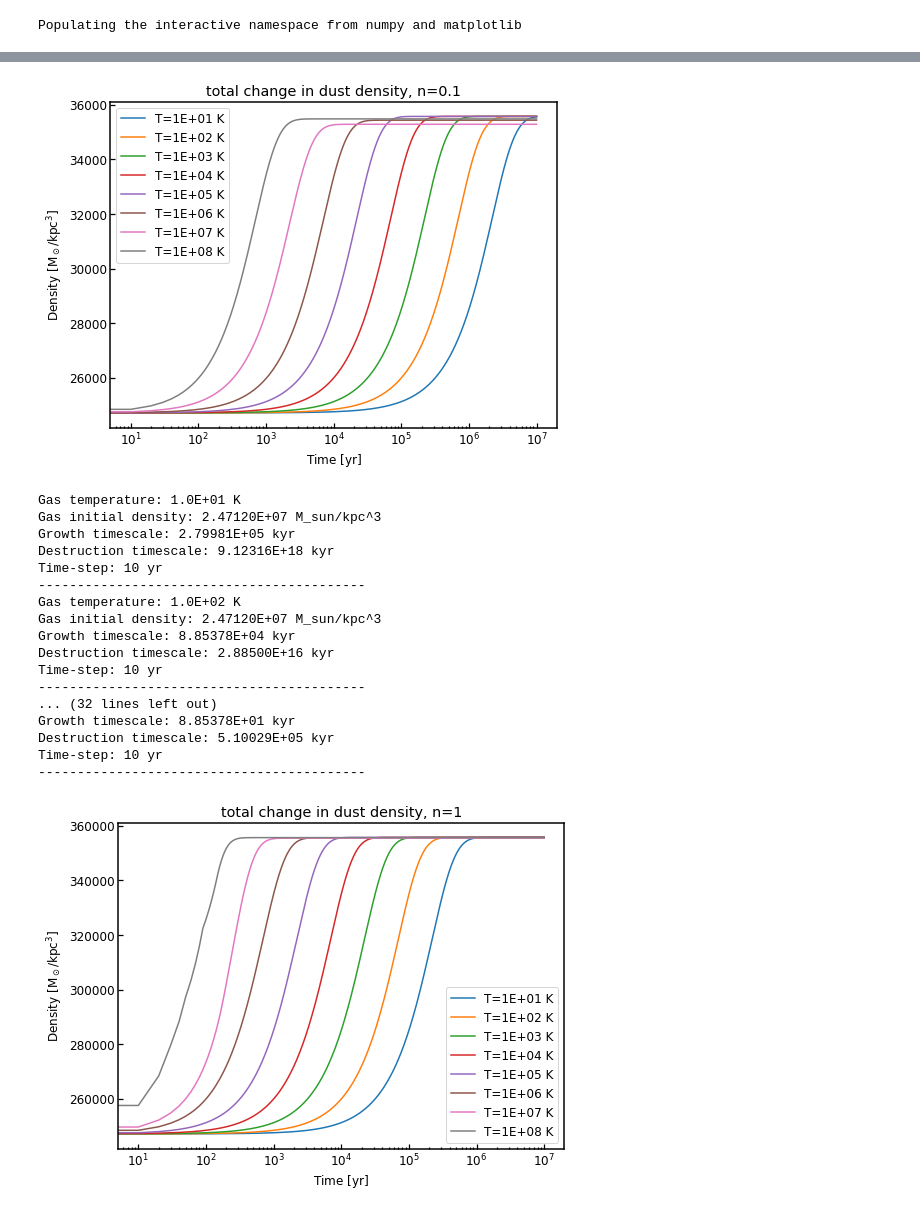
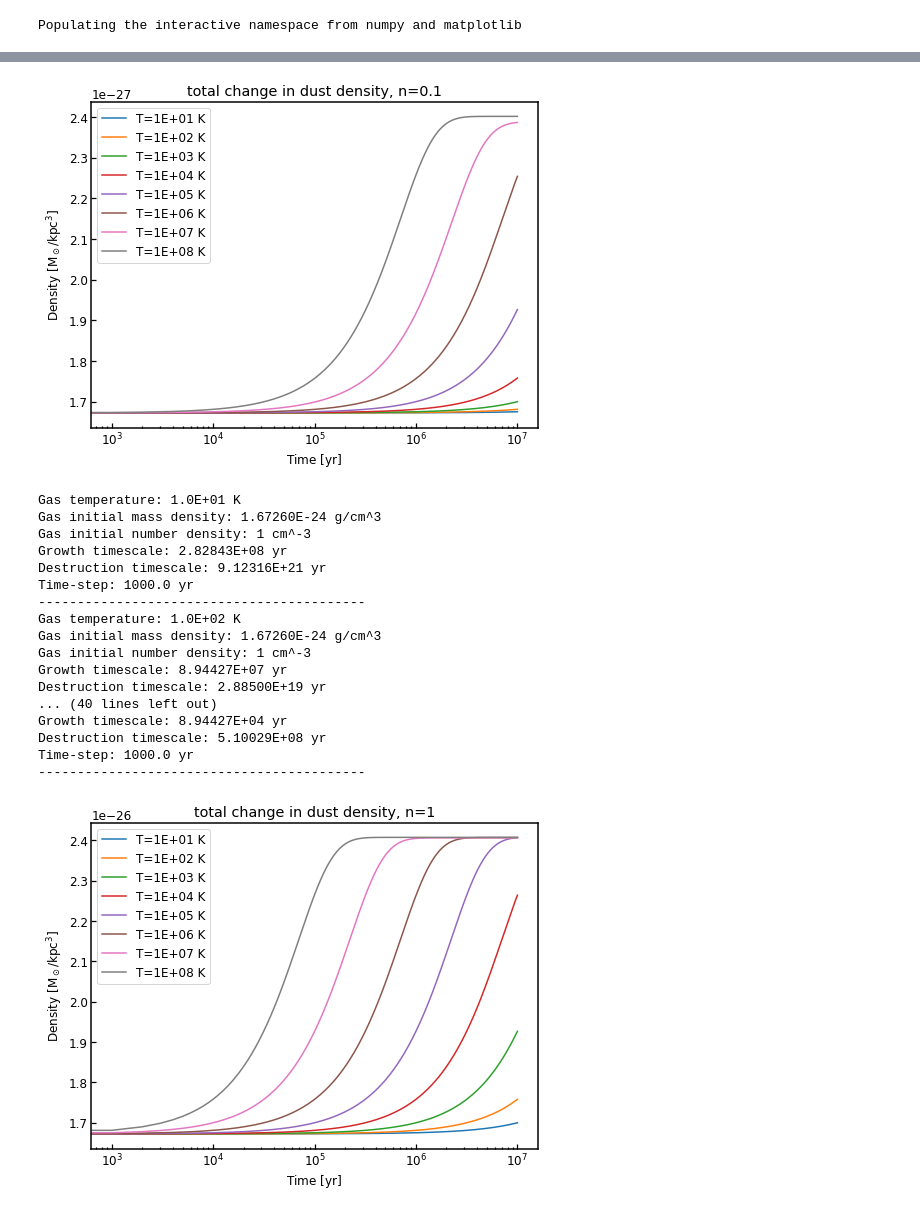
Before and after one commit to helenarichie/my_scripts, a Jupyter notebook: cholla/dust_model/total_numerical_solution.ipynb, the cells around one changed output, grey strips where cells are left out. Saved outputs shown, nothing was run; the diff lists cells and outputs as text; code cells hidden in the pictures.

```diff
--- a/cholla/dust_model/total_numerical_solution.ipynb
+++ b/cholla/dust_model/total_numerical_solution.ipynb
@@ -191,10 +233,10 @@ Time-step: 1000.0 yr
 # %%
 fig, ax = plt.subplots(nrows=1, ncols=1, sharex=True, figsize=(8,6))
 for i, dd_i in enumerate(dd):
-    ax.semilogx(np.arange(0, acc_integrator[i].t_max, acc_integrator[i].dt), dd_i, label=f"T={acc_integrator[i].T:.0E} K")
+    ax.semilogx(np.arange(0, integrators[i].tmax/integrators[i].YR_IN_S, integrators[i].dt/integrators[i].YR_IN_S), dd_i, label=f"T={integrators[i].T:.0E} K")
     #ax.vlines(tau_gs[i], ymin=np.amin(dd_i), ymax=np.amax(dd_i), color="k", linestyle="--", zorder=0)
     ax.set_xlabel("Time$~[yr]$")
-    ax.set_ylabel(r"Density$~[M_\odot/kpc^3]$")
-    ax.set_title(f"Total Change in Dust Density, n={acc_integrator[i].n}")
+    ax.set_ylabel(r"Density$~[g/cm^3]$")
+    ax.set_title(f"Total Change in Dust Density, n={integrators[i].n}")
     ax.legend()
 # %% [output]
@@ -202,4 +244,4 @@ for i, dd_i in enumerate(dd):
 # %%
-dd, dm, tau_gs, acc_integrator = evolve_solutions(10, 1e-1, [1e1, 1e2, 1e3, 1e4, 1e5, 1e6, 1e7, 1e8], 1e7)
+dd, dm, tau_gs, integrators = evolve_solutions(1e3, 1e-1, [1e1, 1e2, 1e3, 1e4, 1e5, 1e6, 1e7, 1e8], 1e7)
 # %% [output]
 Gas temperature: 1.0E+01 K
@@ -222,42 +264,42 @@ Time-step: 10 yr
 # %%
 fig, ax = plt.subplots(nrows=1, ncols=1, sharex=True, figsize=(8,6))
 for i, dd_i in enumerate(dd):
-    ax.semilogx(np.arange(0, acc_integrator[i].t_max, acc_integrator[i].dt), dd_i, label=f"T={acc_integrator[i].T:.0E} K")
+    ax.semilogx(np.arange(0, integrators[i].tmax/integrators[i].YR_IN_S, integrators[i].dt/integrators[i].YR_IN_S), dd_i, label=f"T={integrators[i].T:.0E} K")
     #ax.vlines(tau_gs[i], ymin=np.amin(dd_i), ymax=np.amax(dd_i), color="k", linestyle="--", zorder=0)
     ax.set_xlabel("Time$~[yr]$")
     ax.set_ylabel(r"Density$~[M_\odot/kpc^3]$")
-    ax.set_title(f"total change in dust density, n={acc_integrator[i].n}")
+    ax.set_title(f"total change in dust density, n={integrators[i].n}")
     ax.legend()
 # %% [output]
-[figure, old version]
+[figure, new version]
 # %%
-dd, dm, tau_gs, acc_integrator = evolve_solutions(10, 1, [1e1, 1e2, 1e3, 1e4, 1e5, 1e6, 1e7, 1e8], 1e7)
+dd, dm, tau_gs, integrators = evolve_solutions(1e3, 1, [1e1, 1e2, 1e3, 1e4, 1e5, 1e6, 1e7, 1e8], 1e7)
 # %% [output]
 Gas temperature: 1.0E+01 K
-Gas initial density: 2.47120E+07 M_sun/kpc^3
-Growth timescale: 2.79981E+05 kyr
-Destruction timescale: 9.12316E+18 kyr
-Time-step: 10 yr
+Gas initial mass density: 1.67260E-24 g/cm^3
+Gas initial number density: 1 cm^-3
+Growth timescale: 2.82843E+08 yr
+Destruction timescale: 9.12316E+21 yr
+Time-step: 1000.0 yr
 ------------------------------------------
 Gas temperature: 1.0E+02 K
-Gas initial density: 2.47120E+07 M_sun/kpc^3
-Growth timescale: 8.85378E+04 kyr
-Destruction timescale: 2.88500E+16 kyr
-Time-step: 10 yr
+Gas initial mass density: 1.67260E-24 g/cm^3
+Gas initial number density: 1 cm^-3
+Growth timescale: 8.94427E+07 yr
+Destruction timescale: 2.88500E+19 yr
+... (40 lines left out)
+Growth timescale: 8.94427E+04 yr
+Destruction timescale: 5.10029E+08 yr
+Time-step: 1000.0 yr
 ------------------------------------------
-... (32 lines left out)
-Growth timescale: 8.85378E+01 kyr
-Destruction timescale: 5.10029E+05 kyr
-Time-step: 10 yr
-------------------------------------------
 # %%
 fig, ax = plt.subplots(nrows=1, ncols=1, sharex=True, figsize=(8,6))
 for i, dd_i in enumerate(dd):
-    ax.semilogx(np.arange(0, acc_integrator[i].t_max, acc_integrator[i].dt), dd_i, label=f"T={acc_integrator[i].T:.0E} K")
+    ax.semilogx(np.arange(0, integrators[i].tmax/integrators[i].YR_IN_S, integrators[i].dt/integrators[i].YR_IN_S), dd_i, label=f"T={integrators[i].T:.0E} K")
     #ax.vlines(tau_gs[i], ymin=np.amin(dd_i), ymax=np.amax(dd_i), color="k", linestyle="--", zorder=0)
     ax.set_xlabel("Time$~[yr]$")
     ax.set_ylabel(r"Density$~[M_\odot/kpc^3]$")
-    ax.set_title(f"total change in dust density, n={acc_integrator[i].n}")
+    ax.set_title(f"total change in dust density, n={integrators[i].n}")
     ax.legend()
 # %% [output]
-[figure, old version]
+[figure, new version]
```
Also changed, not shown: parts of 9 cells of this notebook, 3 other files.
